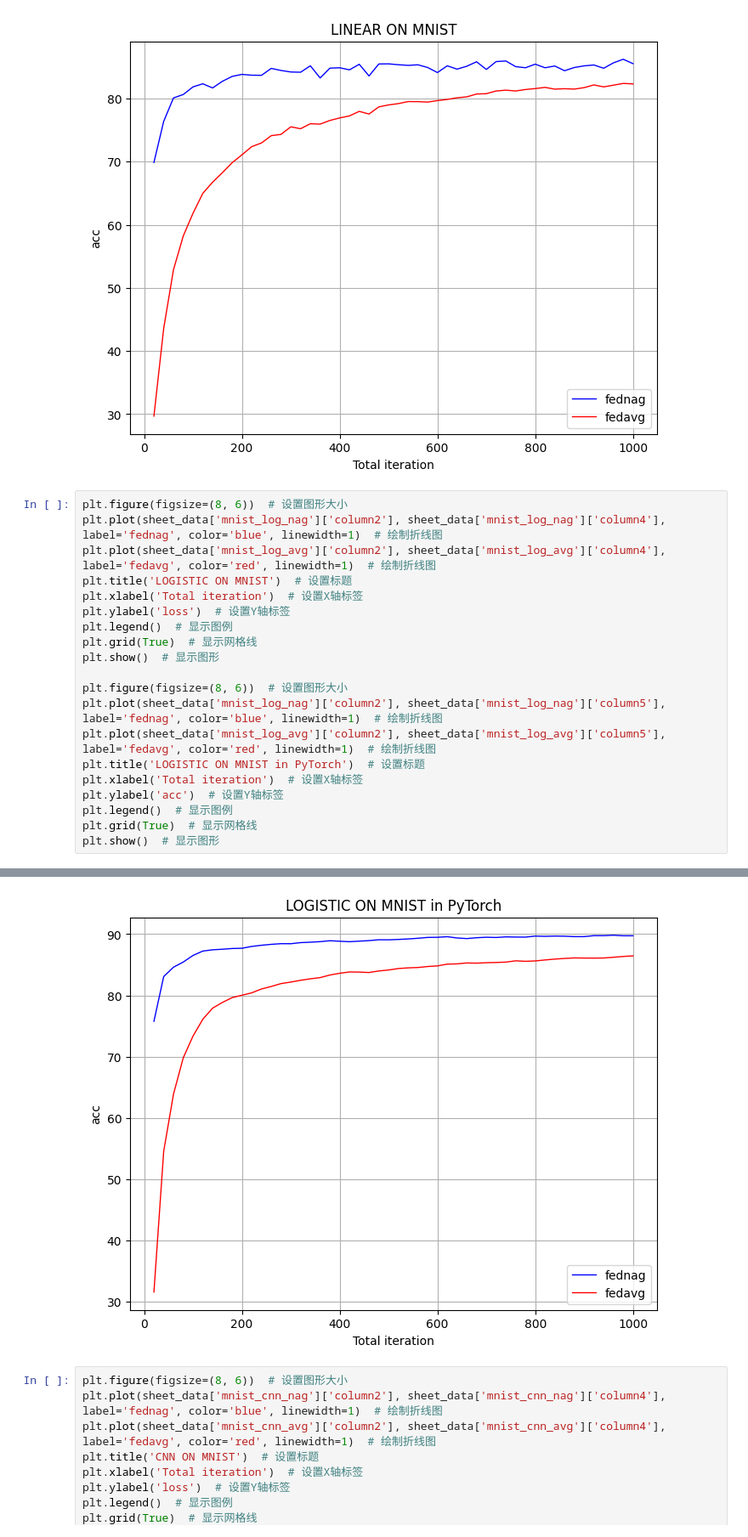
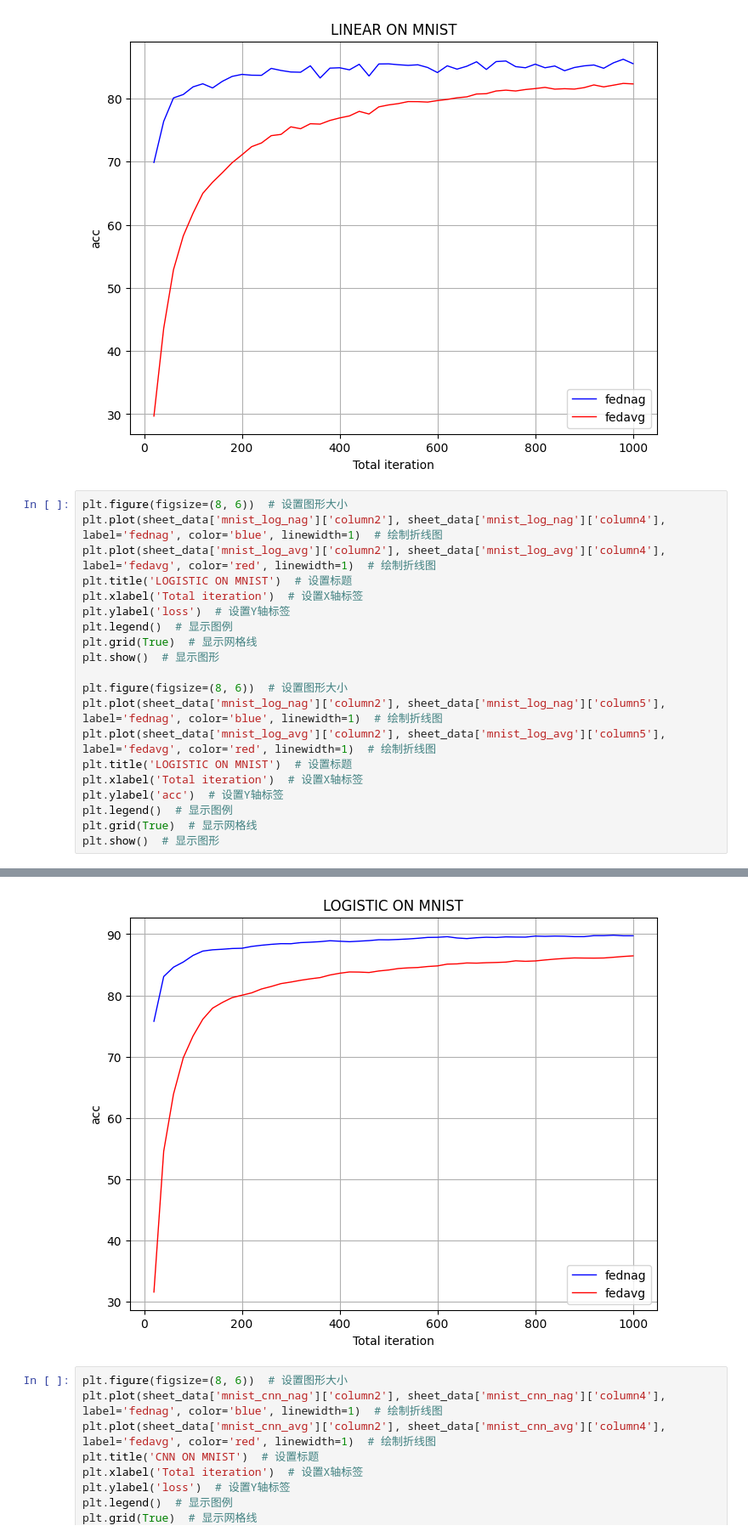
Before and after one commit to Gooooooogo/fedml, a Jupyter notebook: fed_plot.ipynb, the cells around one changed output, grey strips where cells are left out. Shown at 85% size. Saved outputs shown, nothing was run; the diff lists cells and outputs as text.

```diff
--- a/fed_plot.ipynb
+++ b/fed_plot.ipynb
@@ -55,26 +55,26 @@ plt.show()  # 显示图形
 # %%
 plt.figure(figsize=(8, 6))  # 设置图形大小
 plt.plot(sheet_data['mnist_log_nag']['column2'], sheet_data['mnist_log_nag']['column4'], label='fednag', color='blue', linewidth=1)  # 绘制折线图
 plt.plot(sheet_data['mnist_log_avg']['column2'], sheet_data['mnist_log_avg']['column4'], label='fedavg', color='red', linewidth=1)  # 绘制折线图
 plt.title('LOGISTIC ON MNIST')  # 设置标题
 plt.xlabel('Total iteration')  # 设置X轴标签
 plt.ylabel('loss')  # 设置Y轴标签
 plt.legend()  # 显示图例
 plt.grid(True)  # 显示网格线
 plt.show()  # 显示图形
 
 plt.figure(figsize=(8, 6))  # 设置图形大小
 plt.plot(sheet_data['mnist_log_nag']['column2'], sheet_data['mnist_log_nag']['column5'], label='fednag', color='blue', linewidth=1)  # 绘制折线图
 plt.plot(sheet_data['mnist_log_avg']['column2'], sheet_data['mnist_log_avg']['column5'], label='fedavg', color='red', linewidth=1)  # 绘制折线图
-plt.title('LOGISTIC ON MNIST in PyTorch')  # 设置标题
+plt.title('LOGISTIC ON MNIST')  # 设置标题
 plt.xlabel('Total iteration')  # 设置X轴标签
 plt.ylabel('acc')  # 设置Y轴标签
 plt.legend()  # 显示图例
 plt.grid(True)  # 显示网格线
 plt.show()  # 显示图形
 # %% [output]
 [figure]
-[figure, old version]
+[figure, new version]
 # %%
 plt.figure(figsize=(8, 6))  # 设置图形大小
 plt.plot(sheet_data['mnist_cnn_nag']['column2'], sheet_data['mnist_cnn_nag']['column4'], label='fednag', color='blue', linewidth=1)  # 绘制折线图
```
